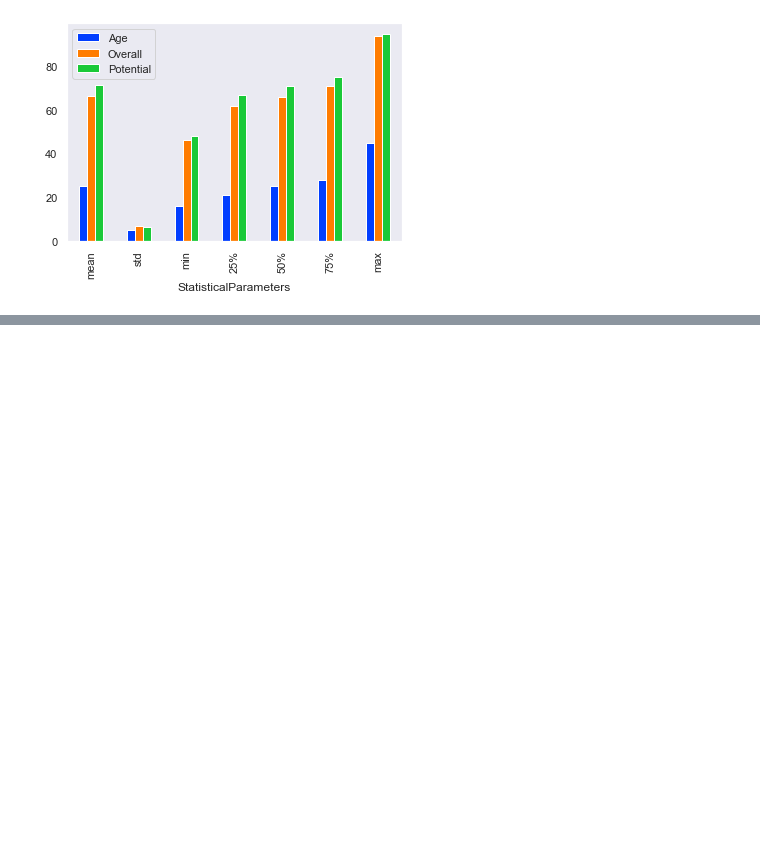
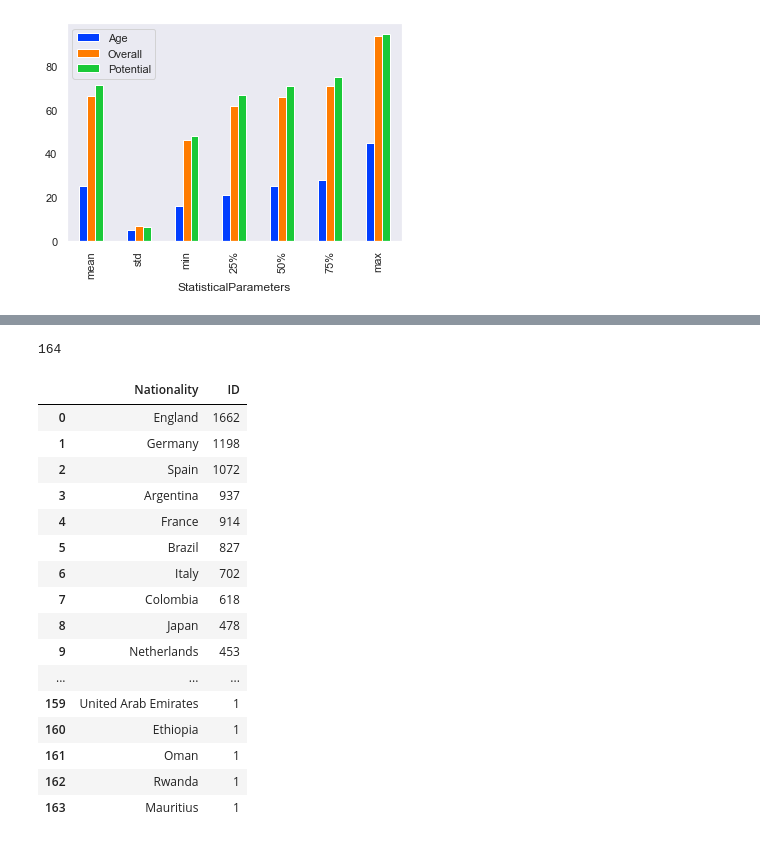
Before and after one commit to KishorSubbarayalu/Python_DataAnalytics, a Jupyter notebook: Fifa19Players.ipynb, the cells around one changed output, grey strips where cells are left out. Saved outputs shown, nothing was run; the diff lists cells and outputs as text; code cells hidden in the pictures; blank space fills up the shorter version.

```diff
--- a/Fifa19Players.ipynb
+++ b/Fifa19Players.ipynb
@@ -682,0 +698,4 @@ age_performance_stat.plot(x='StatisticalParameters',y=['Age','Overall','Potentia
+# %%
+len(player_distribution['Nationality'].unique())
+# %% [output]
+164
@@ -682,0 +708,20 @@ age_performance_stat.plot(x='StatisticalParameters',y=['Age','Overall','Potentia
+# %%
+player_distribution_nationality.reset_index(drop = True)
+# %% [output]
+|  | Nationality | ID |
+| 0 | England | 1662 |
+| 1 | Germany | 1198 |
+| 2 | Spain | 1072 |
+| 3 | Argentina | 937 |
+| 4 | France | 914 |
+| 5 | Brazil | 827 |
+| 6 | Italy | 702 |
+| 7 | Colombia | 618 |
+| 8 | Japan | 478 |
+| 9 | Netherlands | 453 |
+| ... | ... | ... |
+| 159 | United Arab Emirates | 1 |
+| 160 | Ethiopia | 1 |
+| 161 | Oman | 1 |
+| 162 | Rwanda | 1 |
+| 163 | Mauritius | 1 |
```
Also changed, not shown: parts of 9 cells of this notebook.
